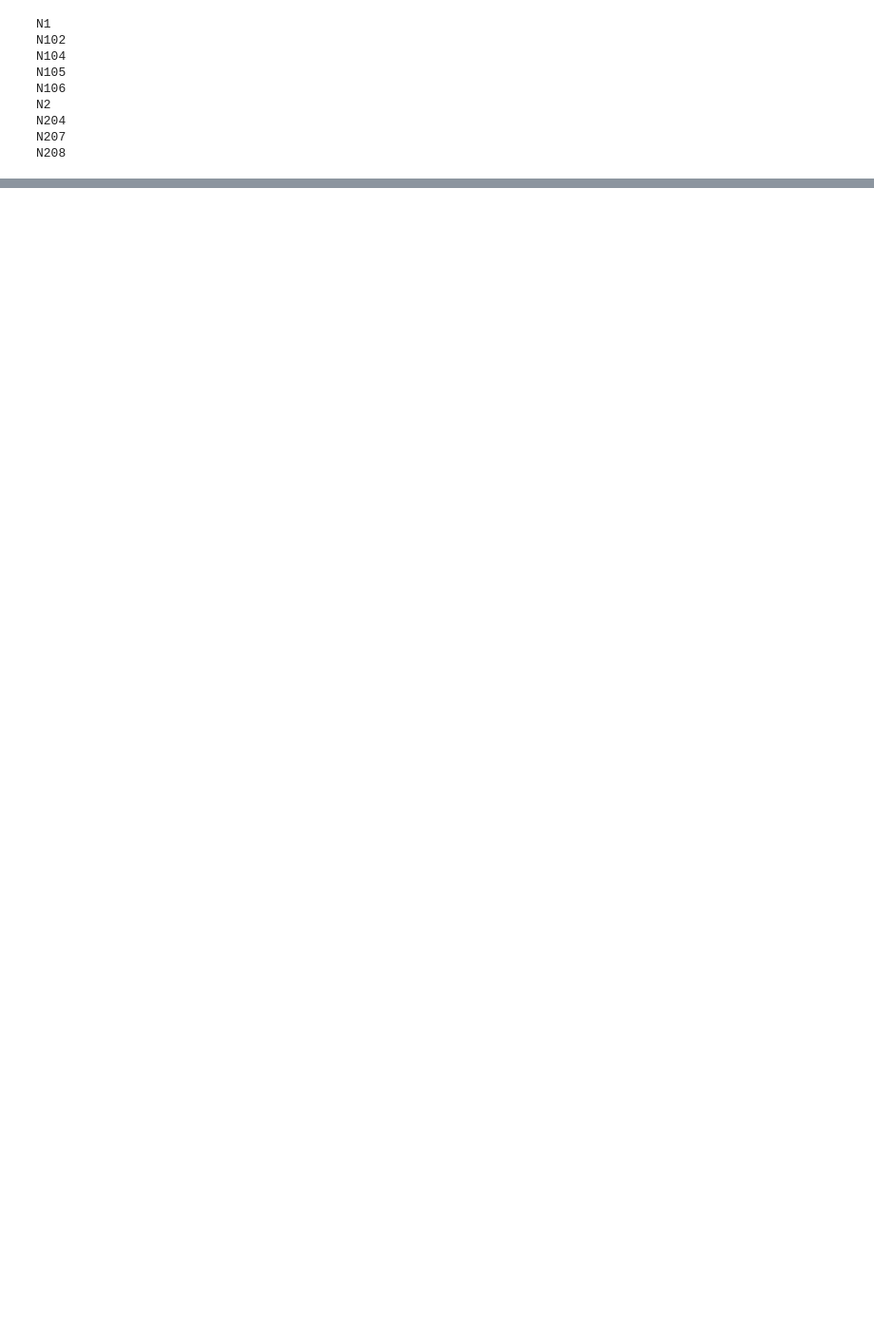
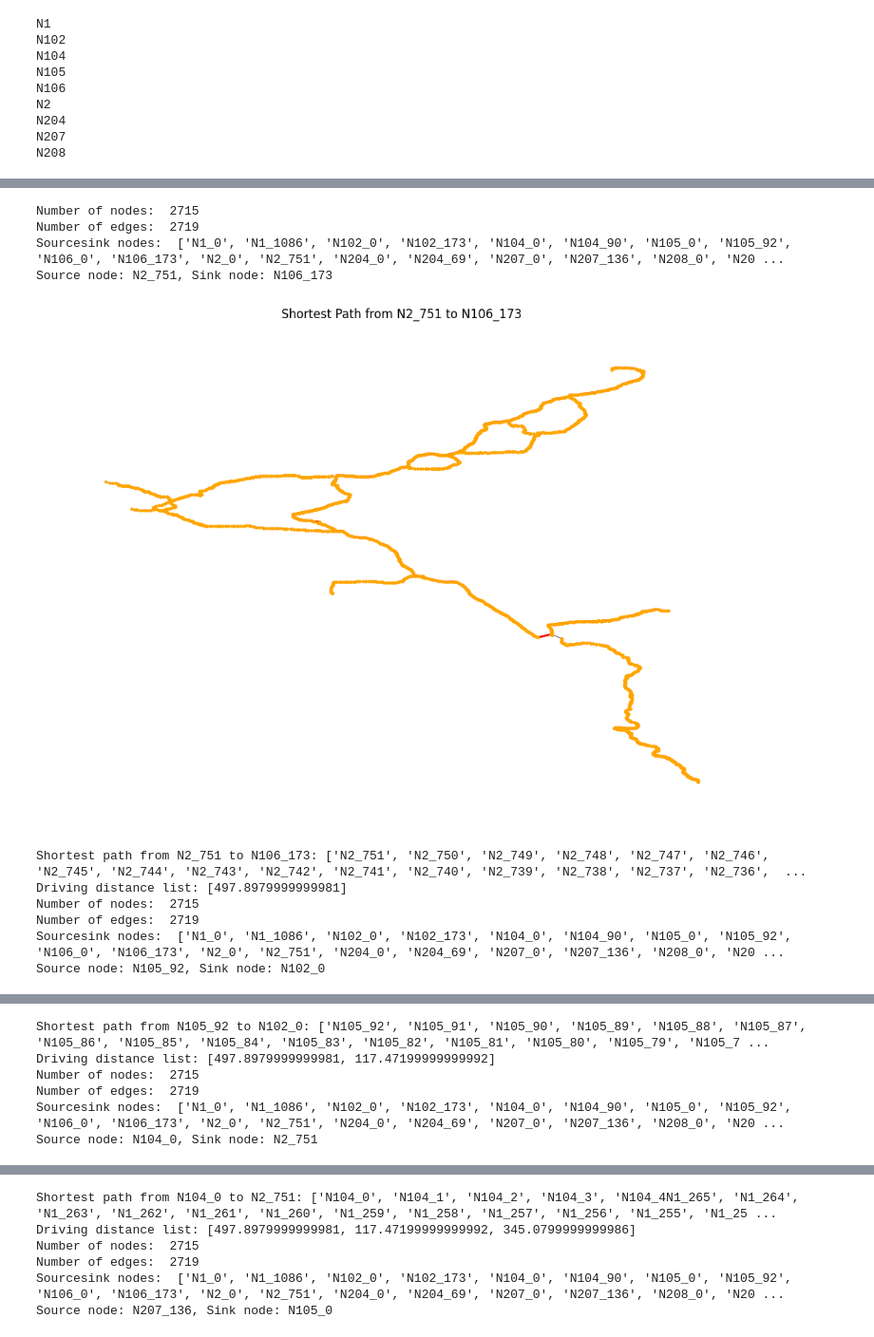
Before and after one commit to daniela1998/Advanced-Simulation-Assignments, a Jupyter notebook: Yao/network_Yao/network_Yao.ipynb, the cells around one changed output, grey strips where cells are left out. Shown at 95% size. Saved outputs shown, nothing was run; the diff lists cells and outputs as text; code cells hidden in the pictures; blank space fills up the shorter version.

```diff
--- a/Yao/network_Yao/network_Yao.ipynb
+++ b/Yao/network_Yao/network_Yao.ipynb
@@ -116,0 +123,15 @@ Shortest path from N2_0 to N1_1086: ['N2_0', 'N2_1N1_11', 'N1_12', 'N1_13', 'N1_
+# %%
+for i in range(5):
+    find_shortest_path_from_sourcesink(df_road)
+# %% [output]
+Number of nodes:  2715
+Number of edges:  2719
+Sourcesink nodes:  ['N1_0', 'N1_1086', 'N102_0', 'N102_173', 'N104_0', 'N104_90', 'N105_0', 'N105_92', 'N106_0', 'N106_173', 'N2_0', 'N2_751', 'N204_0', 'N204_69', 'N207_0', 'N207_136', 'N208_0', 'N20 ...
+Source node: N2_751, Sink node: N106_173
+[figure, added]
+Shortest path from N2_751 to N106_173: ['N2_751', 'N2_750', 'N2_749', 'N2_748', 'N2_747', 'N2_746', 'N2_745', 'N2_744', 'N2_743', 'N2_742', 'N2_741', 'N2_740', 'N2_739', 'N2_738', 'N2_737', 'N2_736',  ...
+Driving distance list: [497.8979999999981]
+Number of nodes:  2715
+Number of edges:  2719
+Sourcesink nodes:  ['N1_0', 'N1_1086', 'N102_0', 'N102_173', 'N104_0', 'N104_90', 'N105_0', 'N105_92', 'N106_0', 'N106_173', 'N2_0', 'N2_751', 'N204_0', 'N204_69', 'N207_0', 'N207_136', 'N208_0', 'N20 ...
+Source node: N105_92, Sink node: N102_0
@@ -116,0 +139,6 @@ Shortest path from N2_0 to N1_1086: ['N2_0', 'N2_1N1_11', 'N1_12', 'N1_13', 'N1_
+Shortest path from N105_92 to N102_0: ['N105_92', 'N105_91', 'N105_90', 'N105_89', 'N105_88', 'N105_87', 'N105_86', 'N105_85', 'N105_84', 'N105_83', 'N105_82', 'N105_81', 'N105_80', 'N105_79', 'N105_7 ...
+Driving distance list: [497.8979999999981, 117.47199999999992]
+Number of nodes:  2715
+Number of edges:  2719
+Sourcesink nodes:  ['N1_0', 'N1_1086', 'N102_0', 'N102_173', 'N104_0', 'N104_90', 'N105_0', 'N105_92', 'N106_0', 'N106_173', 'N2_0', 'N2_751', 'N204_0', 'N204_69', 'N207_0', 'N207_136', 'N208_0', 'N20 ...
+Source node: N104_0, Sink node: N2_751
@@ -116,0 +146,6 @@ Shortest path from N2_0 to N1_1086: ['N2_0', 'N2_1N1_11', 'N1_12', 'N1_13', 'N1_
+Shortest path from N104_0 to N2_751: ['N104_0', 'N104_1', 'N104_2', 'N104_3', 'N104_4N1_265', 'N1_264', 'N1_263', 'N1_262', 'N1_261', 'N1_260', 'N1_259', 'N1_258', 'N1_257', 'N1_256', 'N1_255', 'N1_25 ...
+Driving distance list: [497.8979999999981, 117.47199999999992, 345.0799999999986]
+Number of nodes:  2715
+Number of edges:  2719
+Sourcesink nodes:  ['N1_0', 'N1_1086', 'N102_0', 'N102_173', 'N104_0', 'N104_90', 'N105_0', 'N105_92', 'N106_0', 'N106_173', 'N2_0', 'N2_751', 'N204_0', 'N204_69', 'N207_0', 'N207_136', 'N208_0', 'N20 ...
+Source node: N207_136, Sink node: N105_0
```
Also changed, not shown: parts of 11 cells of this notebook, 5 other files.
